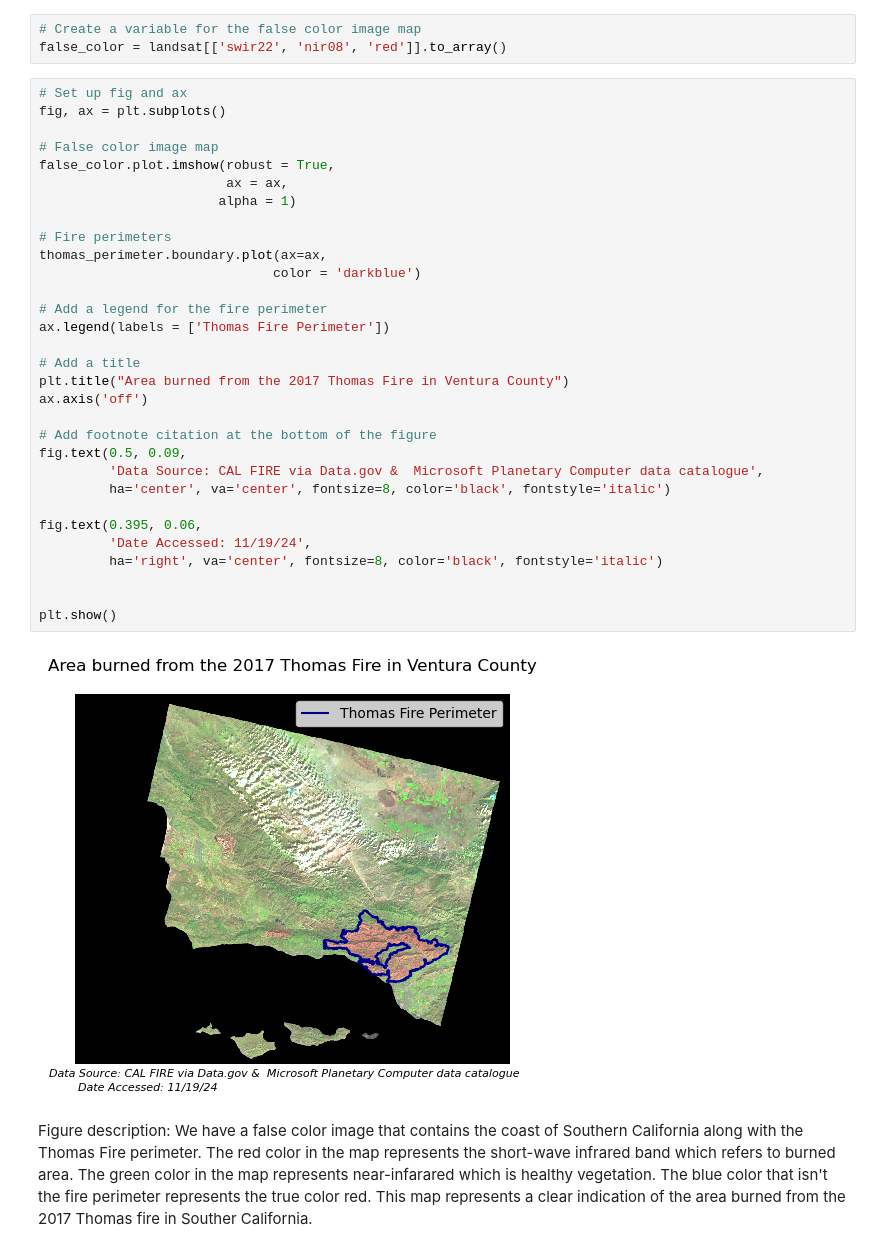
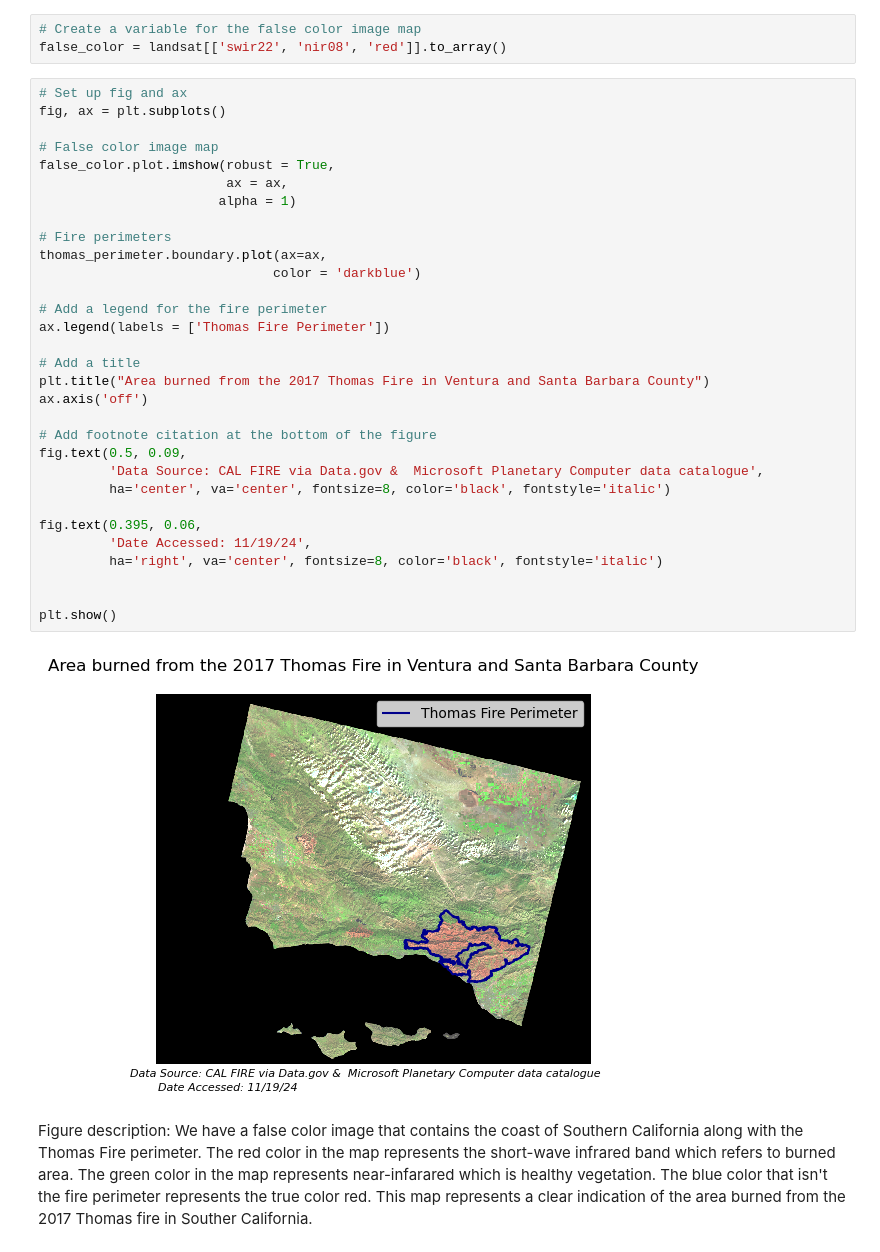
Before and after one commit to tommats00/eds220-hwk4, a Jupyter notebook: hwk4-task2-false-color-Gibbens-Matsuyama.ipynb, the cells around one changed output. Saved outputs shown, nothing was run; the diff lists cells and outputs as text.

```diff
--- a/hwk4-task2-false-color-Gibbens-Matsuyama.ipynb
+++ b/hwk4-task2-false-color-Gibbens-Matsuyama.ipynb
@@ -142,34 +142,34 @@ false_color = landsat[['swir22', 'nir08', 'red']].to_array()
 # Set up fig and ax
 fig, ax = plt.subplots()
 
 # False color image map
 false_color.plot.imshow(robust = True,
                         ax = ax,
                        alpha = 1)
 
 # Fire perimeters
 thomas_perimeter.boundary.plot(ax=ax,
                               color = 'darkblue')
 
 # Add a legend for the fire perimeter
 ax.legend(labels = ['Thomas Fire Perimeter'])
 
 # Add a title
-plt.title("Area burned from the 2017 Thomas Fire in Ventura County")
+plt.title("Area burned from the 2017 Thomas Fire in Ventura and Santa Barbara County")
 ax.axis('off')
 
 # Add footnote citation at the bottom of the figure
 fig.text(0.5, 0.09,
          'Data Source: CAL FIRE via Data.gov &  Microsoft Planetary Computer data catalogue',
          ha='center', va='center', fontsize=8, color='black', fontstyle='italic')
 
 fig.text(0.395, 0.06,
          'Date Accessed: 11/19/24',
          ha='right', va='center', fontsize=8, color='black', fontstyle='italic')
 
 
 plt.show()
 # %% [output]
-[figure, old version]
+[figure, new version]
 # %% [markdown]
 Figure description: We have a false color image that contains the coast of Southern California along with the Thomas Fire perimeter. The red color in the map represents the short-wave infrared band which refers to burned area. The green color in the map represents near-infarared which is healthy vegetation. The blue color that isn't the fire perimeter represents the true color red. This map represents a clear indication of the area burned from the 2017 Thomas fire in Souther California.
```
Also changed, not shown: 1 other file.
